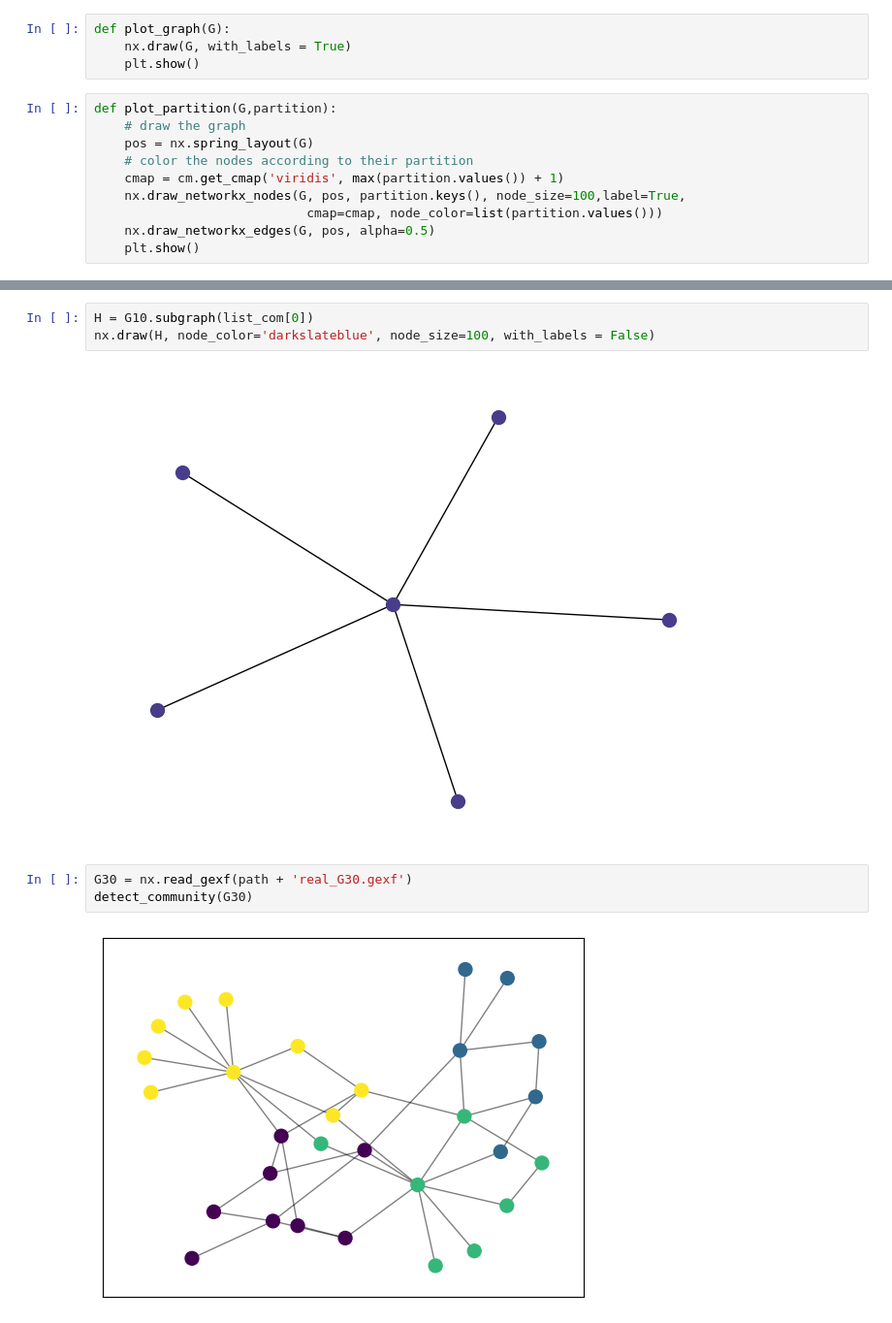
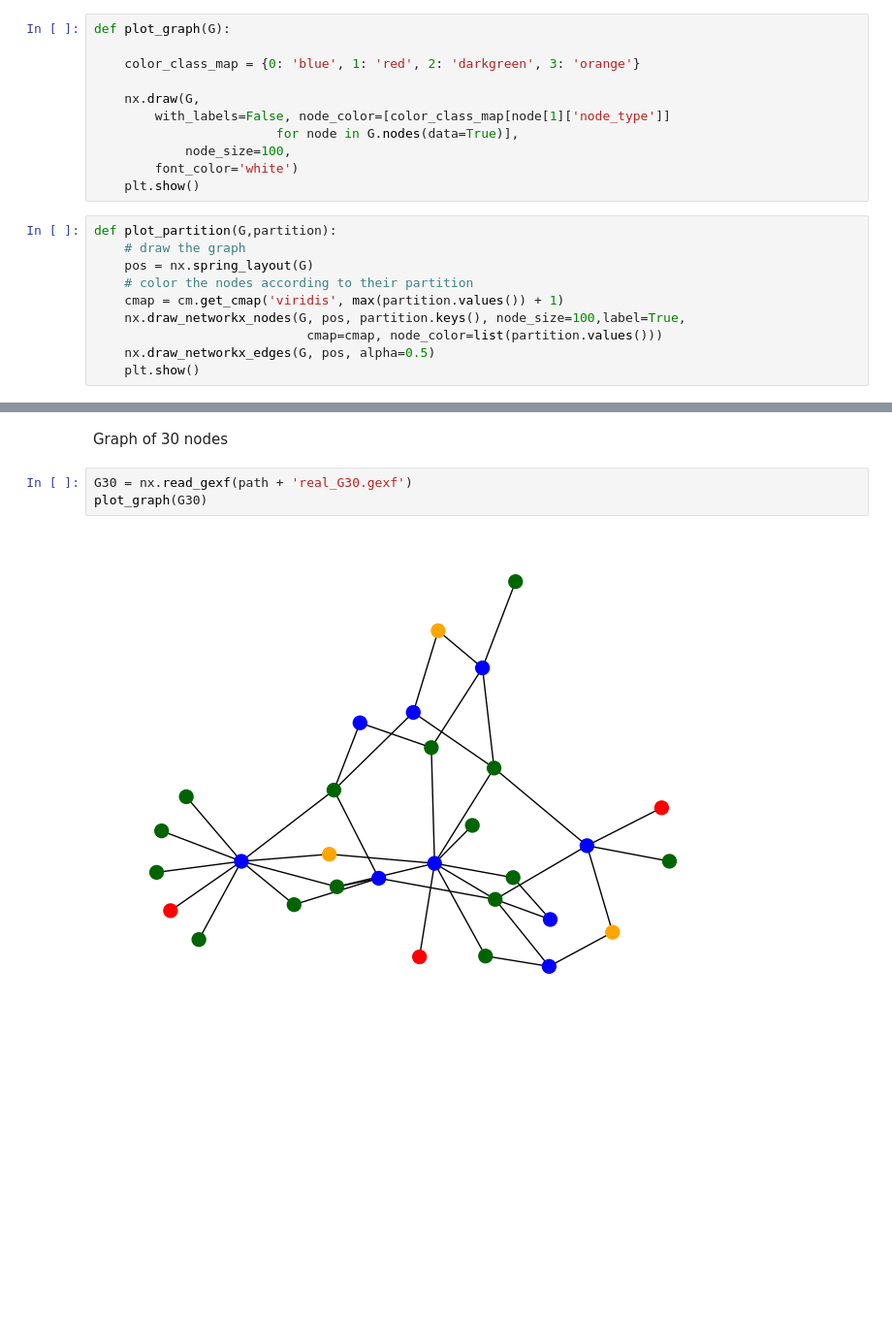
Before and after one commit to pallabee/master-thesis, a Jupyter notebook: evaluation/motif_detection/motif_dblp.ipynb, the cells around one changed output, grey strips where cells are left out. Shown: that part at 97% size. Cells and saved outputs as stored; diff of their text form; blank space fills up the shorter version.

```diff
--- a/evaluation/motif_detection/motif_dblp.ipynb
+++ b/evaluation/motif_detection/motif_dblp.ipynb
@@ -12,7 +14,14 @@ G20 = nx.read_gexf(path + 'real_G20.gexf')
-# %%
-def plot_graph(G):
-    nx.draw(G, with_labels = True)
-    plt.show()
+# %%
+def plot_graph(G):
+
+    color_class_map = {0: 'blue', 1: 'red', 2: 'darkgreen', 3: 'orange'}
+
+    nx.draw(G,
+        with_labels=False, node_color=[color_class_map[node[1]['node_type']]
+                        for node in G.nodes(data=True)],
+            node_size=100,
+        font_color='white')
+    plt.show()
 # %%
 def plot_partition(G,partition):
     # draw the graph
@@ -96,11 +130,8 @@ list_com
-# %%
-H = G10.subgraph(list_com[0])
-nx.draw(H, node_color='darkslateblue', node_size=100, with_labels = False)
-# %% [output]
-[figure, removed]
+# %% [markdown]
+Graph of 30 nodes
 # %%
 G30 = nx.read_gexf(path + 'real_G30.gexf')
-detect_community(G30)
+plot_graph(G30)
 # %% [output]
-[figure, old version]
+[figure, new version]
 # %%
```
Also changed, not shown: parts of 30 cells of this notebook, 2 other files.
